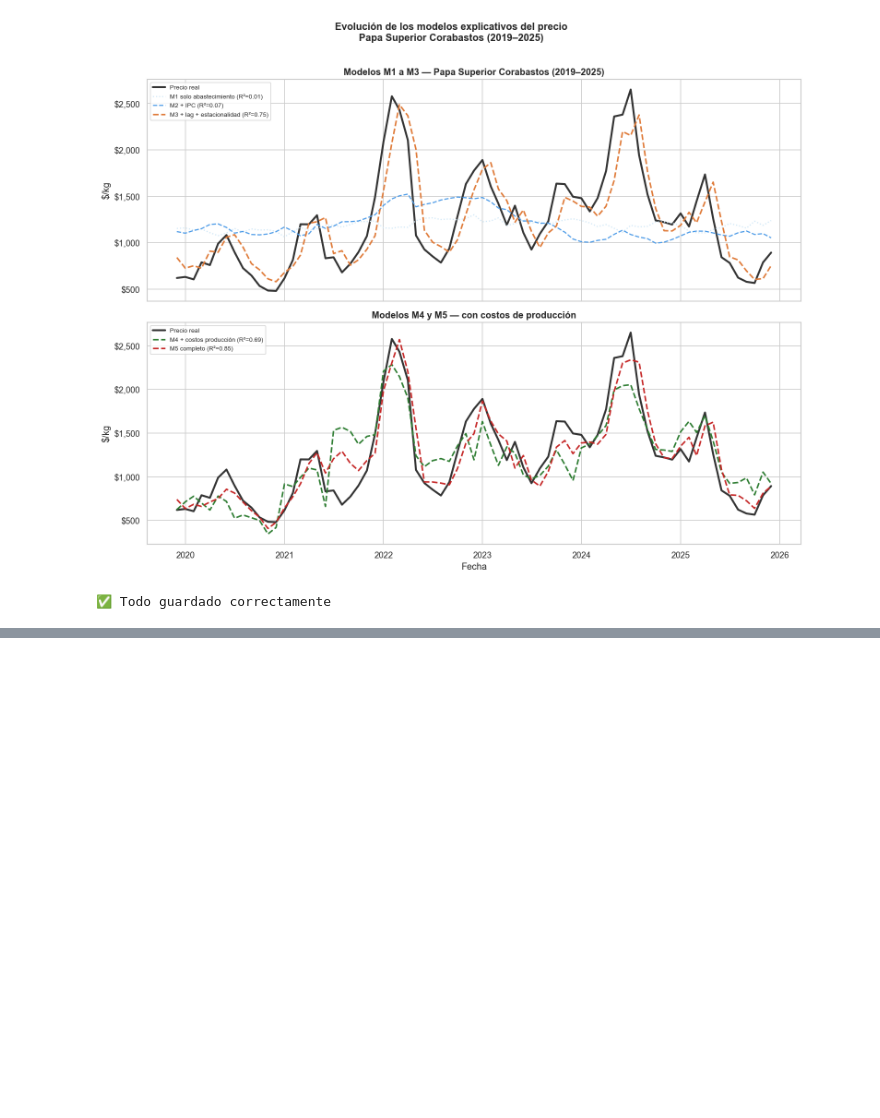
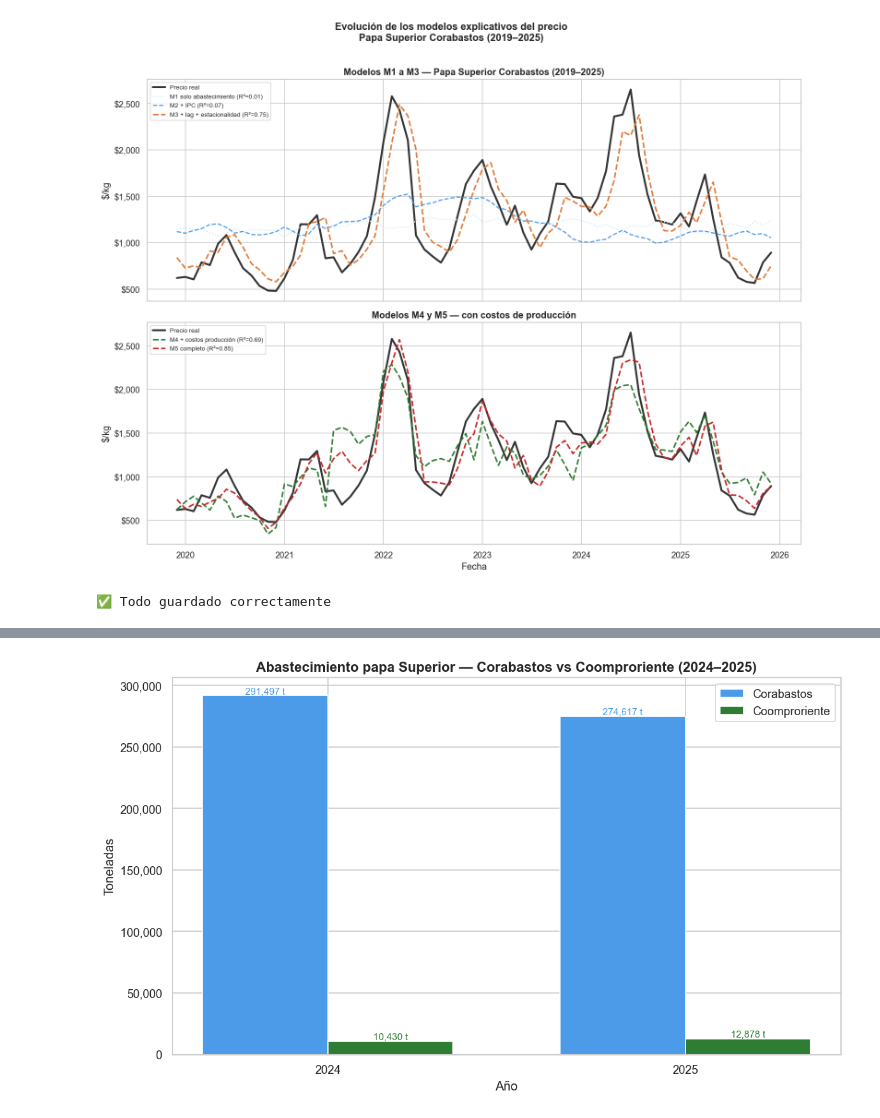
Before and after one commit to estebanmesa147-boop/proyecto_papa_superior-, a Jupyter notebook: notebooks/Proyecto_papa_superior.ipynb, the cells around one changed output, grey strips where cells are left out. Saved outputs shown, nothing was run; the diff lists cells and outputs as text; code cells hidden in the pictures; blank space fills up the shorter version.

```diff
--- a/notebooks/Proyecto_papa_superior.ipynb
+++ b/notebooks/Proyecto_papa_superior.ipynb
@@ -1235,0 +1300,50 @@ print("✅ Todo guardado correctamente")
+# %%
+# --- Gráfica comparativa: barras lado a lado ---
+# Muestra el abastecimiento de cada central por año en barras paralelas
+
+import numpy as np
+
+años   = [2024, 2025]
+x      = np.arange(len(años))
+ancho  = 0.35   # ancho de cada barra
+
+fig, ax = plt.subplots(figsize=(10, 6))
+
+# Barras Corabastos
+bars1 = ax.bar(x - ancho/2,
+               abast_cora_a['Toneladas'],
+               ancho, label='Corabastos',
+               color='#4C9BE8', edgecolor='white')
+
+# Barras Coomproriente
+bars2 = ax.bar(x + ancho/2,
+               abast_comp_a['Toneladas'],
+               ancho, label='Coomproriente',
+               color='#2E7D32', edgecolor='white')
+
+# Etiquetas encima de cada barra
+for bar in bars1:
+    ax.text(bar.get_x() + bar.get_width()/2,
+            bar.get_height() + 1500,
+            f"{bar.get_height():,.0f} t",
+            ha='center', fontsize=9, color='#4C9BE8')
+
+for bar in bars2:
+    ax.text(bar.get_x() + bar.get_width()/2,
+            bar.get_height() + 1500,
+            f"{bar.get_height():,.0f} t",
+            ha='center', fontsize=9, color='#2E7D32')
+
+ax.set_title('Abastecimiento papa Superior — Corabastos vs Coomproriente (2024–2025)',
+             fontsize=13, fontweight='bold')
+ax.set_xlabel('Año')
+ax.set_ylabel('Toneladas')
+ax.set_xticks(x)
+ax.set_xticklabels(años)
+ax.yaxis.set_major_formatter(mticker.FuncFormatter(lambda x,_: f'{x:,.0f}'))
+ax.legend()
+plt.tight_layout()
+plt.savefig(f"{PROCESSED}\\grafico_comparacion_centrales_barras.png", bbox_inches='tight')
+plt.show()
+# %% [output]
+[figure, added]
```
Also changed, not shown: parts of 5 cells of this notebook, 3 other files.
